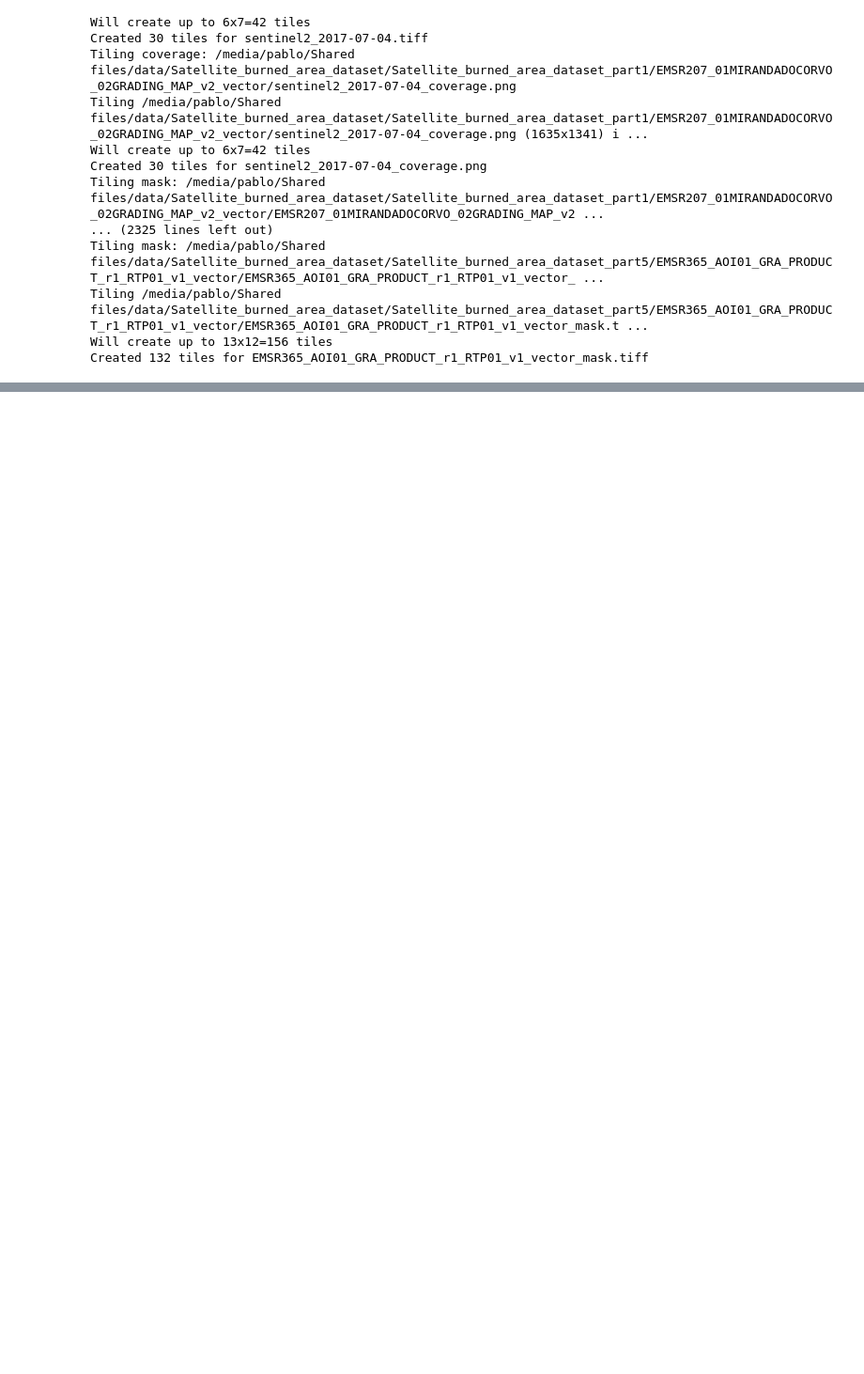
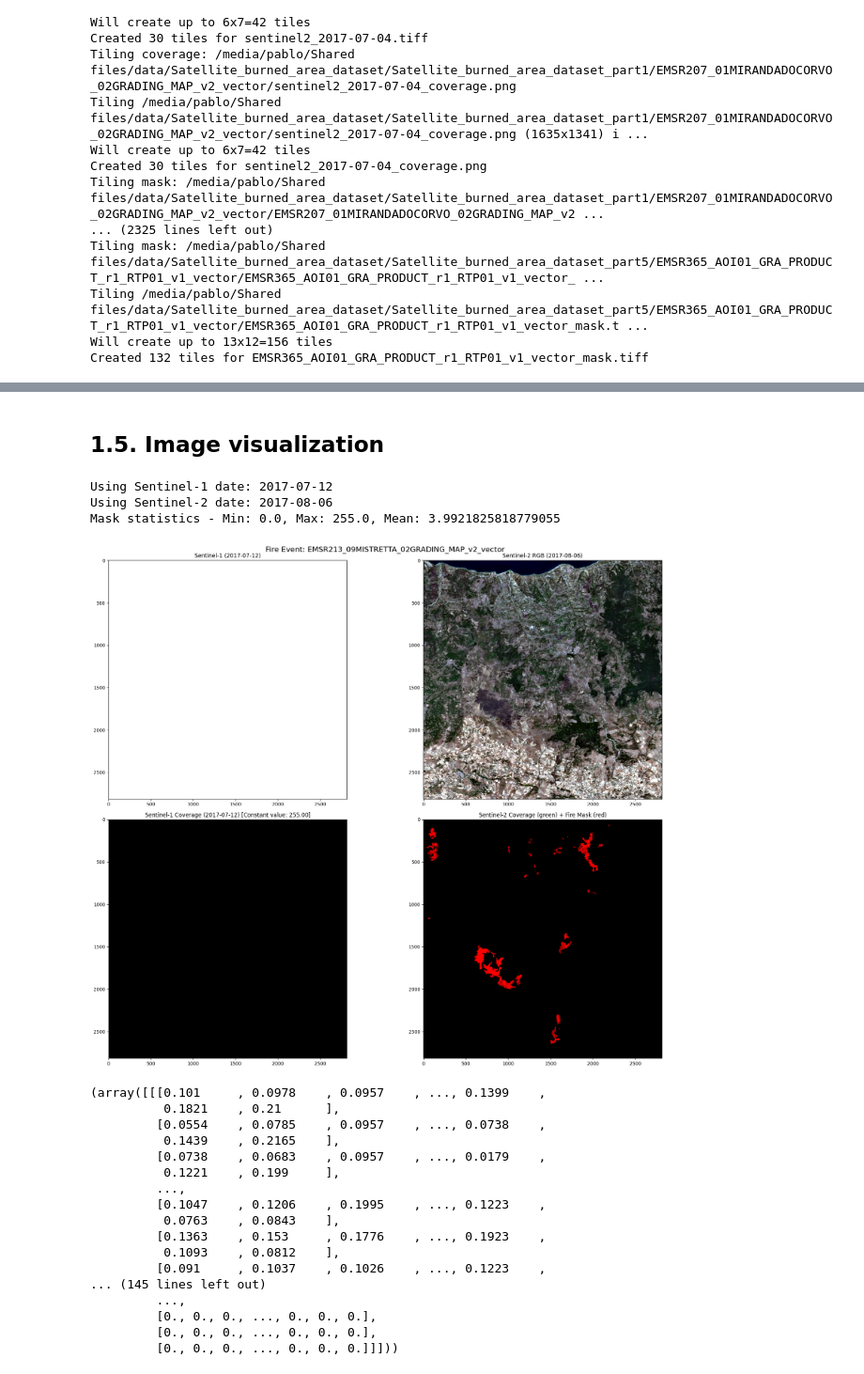
Before and after one commit to pablo-fdz/DL_improc_final_project, a Jupyter notebook: 3_preprocessing.ipynb, the cells around one changed output, grey strips where cells are left out. Shown at 94% size. Saved outputs shown, nothing was run; the diff lists cells and outputs as text; code cells hidden in the pictures; blank space fills up the shorter version.

Commit message:
Created checks for checking tile consistency

```diff
--- a/3_preprocessing.ipynb
+++ b/3_preprocessing.ipynb
@@ -246,0 +319,3 @@ Let's check whether the tiles have been correctly created, by checking:
+# %%
+tile_dir = os.path.join(base_input_dir, 'tiled_fire_dataset')
+tile_dimensions = (256, 256)
@@ -246,0 +430,2 @@ Let's check whether the tiles have been correctly created, by checking:
+# %% [markdown]
+## 1.5. Image visualization
@@ -246,0 +779,26 @@ Let's check whether the tiles have been correctly created, by checking:
+# %%
+# Basic usage with automatic date selection
+reconstruct_and_visualize_fire_event("EMSR213_09MISTRETTA_02GRADING_MAP_v2_vector",
+                                     base_path=tile_dir)
+# %% [output]
+Using Sentinel-1 date: 2017-07-12
+Using Sentinel-2 date: 2017-08-06
+Mask statistics - Min: 0.0, Max: 255.0, Mean: 3.9921825818779055
+[figure, added]
+(array([[[0.101     , 0.0978    , 0.0957    , ..., 0.1399    ,
+          0.1821    , 0.21      ],
+         [0.0554    , 0.0785    , 0.0957    , ..., 0.0738    ,
+          0.1439    , 0.2165    ],
+         [0.0738    , 0.0683    , 0.0957    , ..., 0.0179    ,
+          0.1221    , 0.199     ],
+         ...,
+         [0.1047    , 0.1206    , 0.1995    , ..., 0.1223    ,
+          0.0763    , 0.0843    ],
+         [0.1363    , 0.153     , 0.1776    , ..., 0.1923    ,
+          0.1093    , 0.0812    ],
+         [0.091     , 0.1037    , 0.1026    , ..., 0.1223    ,
+... (145 lines left out)
+         ...,
+         [0., 0., 0., ..., 0., 0., 0.],
+         [0., 0., 0., ..., 0., 0., 0.],
+         [0., 0., 0., ..., 0., 0., 0.]]]))
```
Also changed, not shown: parts of 13 cells of this notebook.
